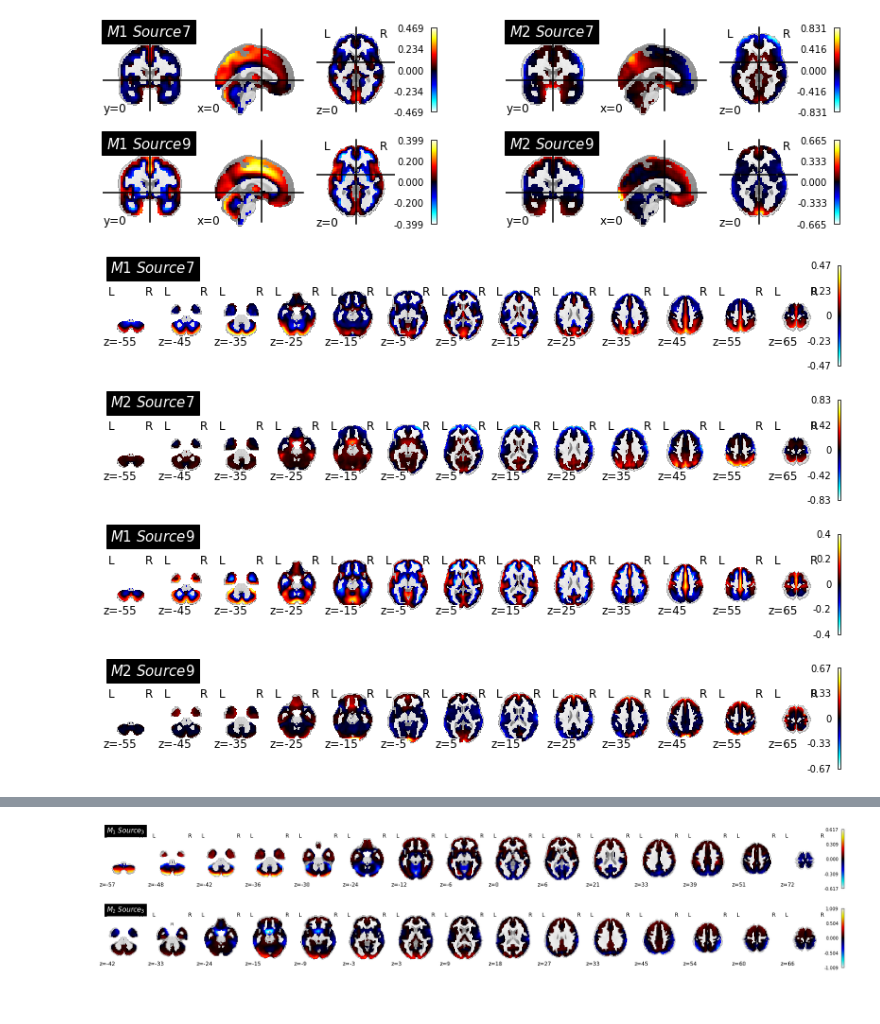
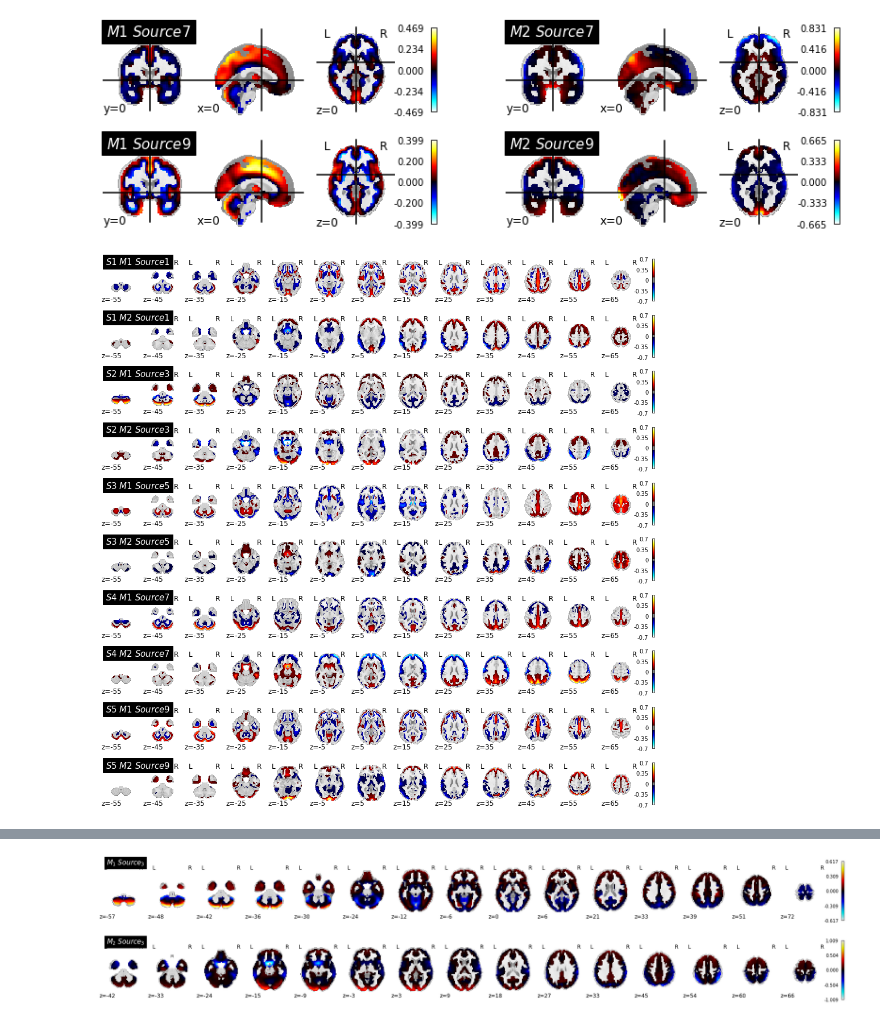
Before and after one commit to trendscenter/MISA-pytorch, a Jupyter notebook: figures/ISBI2022SIVA/plot_img.ipynb, the cells around one changed output, grey strips where cells are left out. Cells and saved outputs as stored; diff of their text form; code cells hidden in the pictures.

```diff
--- a/figures/ISBI2022SIVA/plot_img.ipynb
+++ b/figures/ISBI2022SIVA/plot_img.ipynb
@@ -351,12 +375,11 @@ spatial_map_female = np.mean(AY1_female, axis=1)
 sio.savemat("/Users/xli77/Documents/MISA/results/SIVA/fixedSubspace/mask/CCA_subspace4_source7_male.mat", {"A":spatial_map_male})
 sio.savemat("/Users/xli77/Documents/MISA/results/SIVA/fixedSubspace/mask/CCA_subspace4_source7_female.mat", {"A":spatial_map_female})
 # %%
-# A_ 2 modalities, 5 sources, 44318 voxels
-
-A_ = np.zeros( (2, 5, 44318) )
+A_ = np.zeros( (2, 10, 44318) ) #2 modalities, 10 sources, 44318 voxels
 
 for j, i in enumerate(np.arange(0,10,2)):
-    # S1-4, UA/MSIVA, M1-2, voxel, source
+# for j, i in enumerate([0]):
+    # S1-4, UA/MSIVA/GICA, M1-2, voxel, source
     A1 = A[1,1,0,:,i:i+2] # structure 2, MSIVA, M1, subspace 1
     A2 = A[1,1,1,:,i:i+2] # structure 2, MSIVA, M2, subspace 1
 
@@ -369,13 +392,24 @@ for j, i in enumerate(np.arange(0,10,2)):
     WAY1 = WAY_list[j][0]
     WAY2 = WAY_list[j][1]
 
+    sign1 = np.sign(correlation(WAY1,age))
+    sign2 = np.sign(correlation(WAY2,age))
+    for j in range(2):
+        WAY1[j,:] = -sign1[j]*WAY1[j,:]
+        WAY2[j,:] = -sign2[j]*WAY2[j,:]
+        # print(np.sign(correlation(WAY1[j,:],age)))
+        # print(np.sign(correlation(WAY2[j,:],age)))
+
     A1_ = (np.linalg.inv(WAY1 @ WAY1.T) @ (WAY1 @ AY1.T)).T
     A2_ = (np.linalg.inv(WAY2 @ WAY2.T) @ (WAY2 @ AY2.T)).T
 
-    A_[0,j] = A1_[:,0]
-    A_[1,j] = A2_[:,0]
+    A_[0,i] = A1_[:,0]
+    A_[1,i] = A2_[:,0]
 
-sio.savemat("/Users/xli77/Documents/MISA/results/SIVA/fixedSubspace/mask/CCA_A.mat", {"A":A_})
+    A_[0,i+1] = A1_[:,1]
+    A_[1,i+1] = A2_[:,1]
+
+sio.savemat("/Users/xli77/Documents/MISA/results/SIVA/fixedSubspace/mask/CCA_A_10scv_correct.mat", {"A":A_})
 # %%
 def age_regression(X_train, X_test, y_train, y_test, a = 1):
     clf = Ridge(alpha=a)
@@ -643,8 +677,14 @@ X=np.squeeze(X)
 # %%
 maskpath="/Users/xli77/Documents/MISA/results/SIVA/fixedSubspace/mask/gmMask_TPM_thrp2_fractc8_3mm.nii"
 maskfile=nib.load(maskpath)
+mask_affine = maskfile.affine
 mask=maskfile.get_fdata()
 # sio.savemat("/Users/xli77/Documents/MISA/results/SIVA/fixedSubspace/mask/gmMask_TPM_thrp2_fractc8_3mm.mat", {"mask":mask})
+# %%
+t1path="/Users/xli77/Documents/MISA/results/SIVA/fixedSubspace/mask/MNI152_T1_3mm_brain.nii.gz"
+t1file=nib.load(t1path)
+template=t1file.get_fdata()
+sio.savemat("/Users/xli77/Documents/MISA/results/SIVA/fixedSubspace/mask/MNI152_T1_3mm_brain.mat", {"MNI152T1Template":template})
 # %%
 A = np.zeros((4,2,2,X[0].shape[0],12)) # S1-4, UA/MSIVA, M1-2, voxel, source
 for i,ss in enumerate(subspace_struct_list):
@@ -681,17 +721,18 @@ fig.savefig(f'cca_stat_map_xyz000_label_source7-9.pdf', bbox_inches = 'tight', p
 # %% [output]
 [figure]
 # %%
-num_rows = 4
+num_rows = 10
 num_cols = 1
 
-fig, axes = plt.subplots(nrows=num_rows,ncols=num_cols,figsize=(14,10))
+fig, axes = plt.subplots(nrows=num_rows,ncols=num_cols,figsize=(num_cols*17.5,num_rows*1.78))
 
-for i in range(2):
+for i in range(num_rows//2):
     for j in range(2):
-        v = cca_vol[j,i+3]
-        img = nib.Nifti1Image(v,maskfile.affine)
-        plotting.plot_stat_map(img, title=f"$M{j+1}$ $Source{2*i+7}$", display_mode="z", cut_coords=np.arange(-55,66,10), colorbar=True, axes=axes[2*i+j])
+        v = cca_vol[j,i]
+        v_masked = v.flatten()[np.where(mask.flatten() != 0)[0]]
+        img = nib.Nifti1Image(v, mask_affine)
+        plotting.plot_stat_map(img, title=f"$S{i+1}$ $M{j+1}$ $Source{2*i+1}$", display_mode="z", cut_coords=np.arange(-55,66,10), colorbar=True, vmax=np.max(cca_vol), threshold=np.max(np.abs([np.percentile(v_masked, [75, 25])])), axes=axes[2*i+j])
         # plotting.plot_stat_map(img,title=f"$M{j+1}$ $Source{2*i+7}$",colorbar=True,cut_coords=np.arange(-60,76,15),cbar_tick_format='%.3f',axes=axes[i,j])
-fig.savefig(f'cca_stat_map_xyz000_label_source7-9_investigation.pdf', bbox_inches = 'tight', pad_inches = 0)
+fig.savefig(f'cca_stat_map_xyz000_label_axial_thrmax.pdf', bbox_inches = 'tight', pad_inches = 0)
 # %% [output]
-[figure, old version]
+[figure, new version]
```
Also changed, not shown: parts of 9 cells of this notebook, 5 other files.
